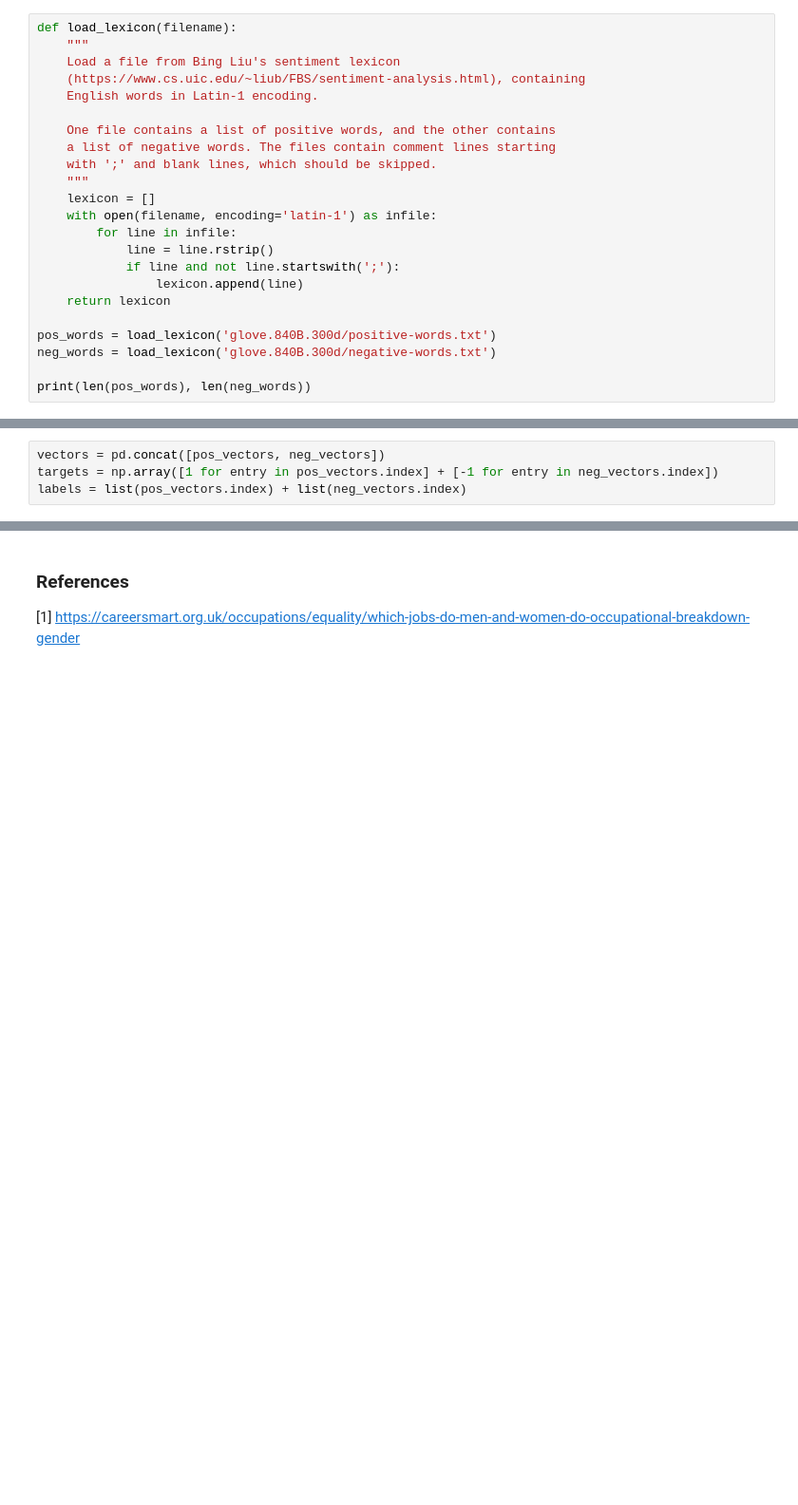
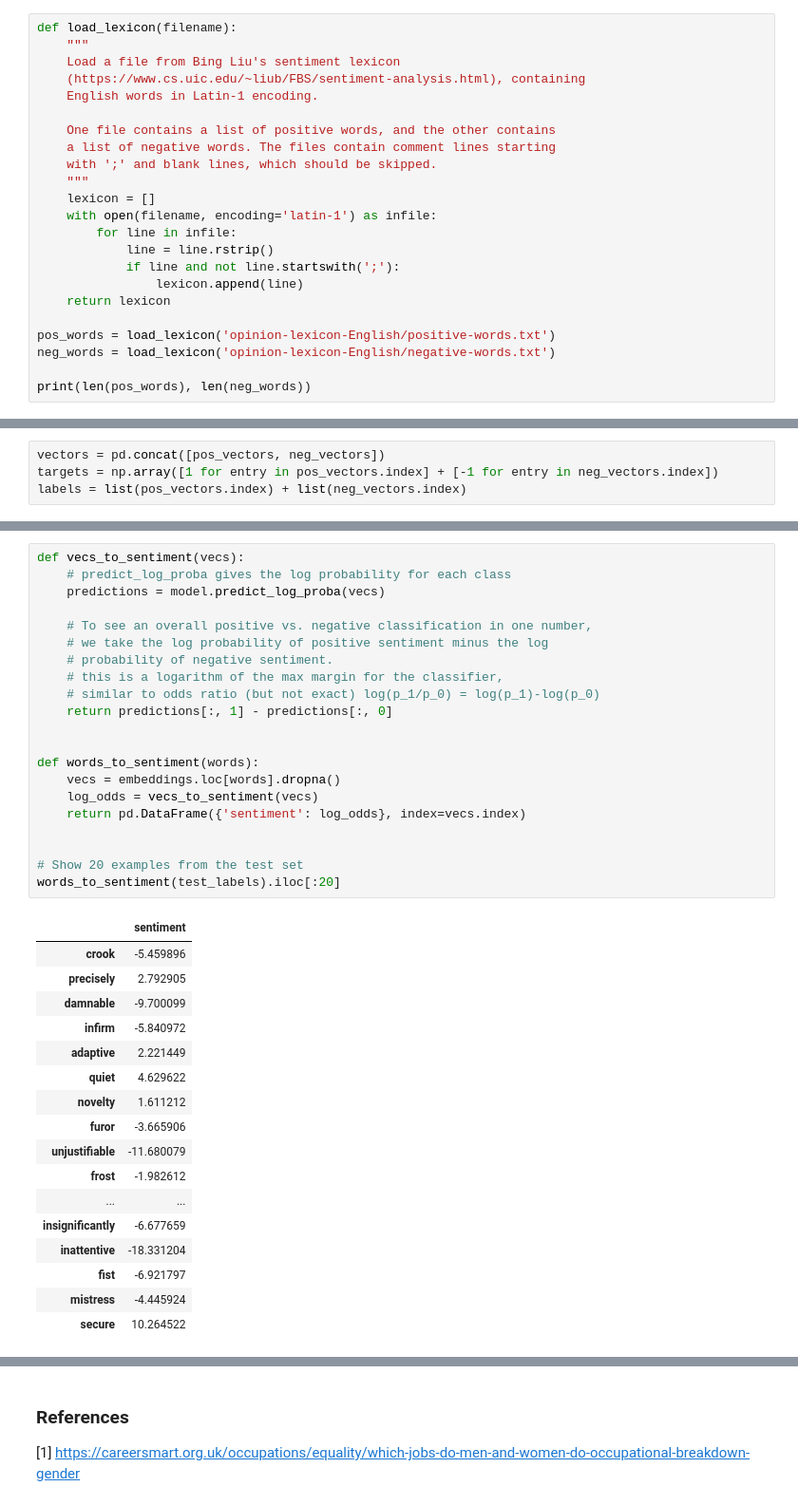
Before and after one commit to wisniemj/CS8321, a Jupyter notebook: Project 1.ipynb, the cells around one changed output, grey strips where cells are left out. Shown at 95% size. Cells and saved outputs as stored; diff of their text form; blank space fills up the shorter version.

```diff
--- a/Project 1.ipynb
+++ b/Project 1.ipynb
@@ -73,8 +85,8 @@ def load_lexicon(filename):
                 lexicon.append(line)
     return lexicon
 
-pos_words = load_lexicon('glove.840B.300d/positive-words.txt')
-neg_words = load_lexicon('glove.840B.300d/negative-words.txt')
+pos_words = load_lexicon('opinion-lexicon-English/positive-words.txt')
+neg_words = load_lexicon('opinion-lexicon-English/negative-words.txt')
 
 print(len(pos_words), len(neg_words))
 # %% [output]
@@ -92,0 +117,39 @@ labels = list(pos_vectors.index) + list(neg_vectors.index)
+# %%
+def vecs_to_sentiment(vecs):
+    # predict_log_proba gives the log probability for each class
+    predictions = model.predict_log_proba(vecs)
+
+    # To see an overall positive vs. negative classification in one number,
+    # we take the log probability of positive sentiment minus the log
+    # probability of negative sentiment.
+    # this is a logarithm of the max margin for the classifier,
+    # similar to odds ratio (but not exact) log(p_1/p_0) = log(p_1)-log(p_0)
+    return predictions[:, 1] - predictions[:, 0]
+
+
+def words_to_sentiment(words):
+    vecs = embeddings.loc[words].dropna()
+    log_odds = vecs_to_sentiment(vecs)
+    return pd.DataFrame({'sentiment': log_odds}, index=vecs.index)
+
+
+# Show 20 examples from the test set
+words_to_sentiment(test_labels).iloc[:20]
+# %% [output]
+|  | sentiment |
+| crook | -5.459896 |
+| precisely | 2.792905 |
+| damnable | -9.700099 |
+| infirm | -5.840972 |
+| adaptive | 2.221449 |
+| quiet | 4.629622 |
+| novelty | 1.611212 |
+| furor | -3.665906 |
+| unjustifiable | -11.680079 |
+| frost | -1.982612 |
+| ... | ... |
+| insignificantly | -6.677659 |
+| inattentive | -18.331204 |
+| fist | -6.921797 |
+| mistress | -4.445924 |
+| secure | 10.264522 |
```
Also changed, not shown: parts of 15 cells of this notebook.
